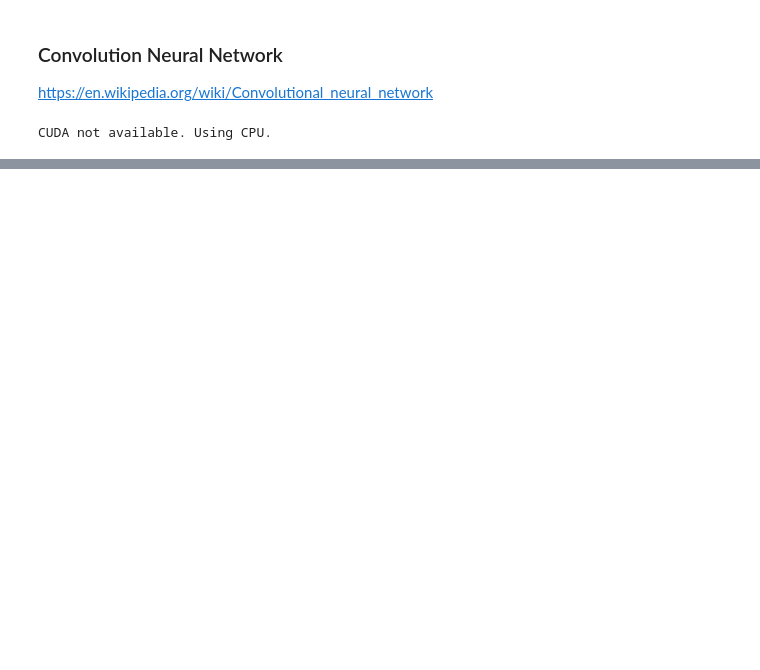
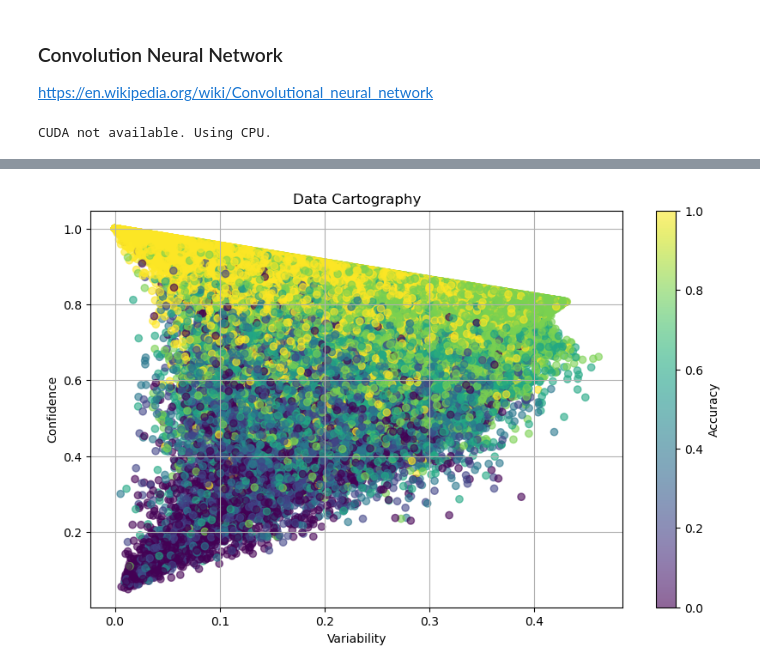
Before and after one commit to TylerDeBruin/ConvolutionNeuralNetwork_Command_Text_Recognition, a Jupyter notebook: speech_commands/CS4964-Final.ipynb, the cells around one changed output, grey strips where cells are left out. Cells and saved outputs as stored; diff of their text form; code cells hidden in the pictures; blank space fills up the shorter version.

```diff
--- a/speech_commands/CS4964-Final.ipynb
+++ b/speech_commands/CS4964-Final.ipynb
@@ -596,20 +564,22 @@ trainingData.collect()[0]
 # %%
-aggregateDataFrame = df.groupBy("File", "Label").agg(
+aggregateDataFrame = trainingData.groupBy("File", "Label").agg(
     avg("Confidence").alias('Confidence'),
     stddev("Confidence").alias("Variability"),
     expr("SUM(CASE WHEN PredictedLabel = Label then 1 ELSE 0 END) / count(Confidence)").alias("Accuracy")
 ).toPandas()
 
 
 plt.figure(figsize=(10, 6))
 scatter = plt.scatter(aggregateDataFrame['Variability'], aggregateDataFrame['Confidence'],
                       c=aggregateDataFrame['Accuracy'], cmap='viridis', alpha=0.6)
 
 plt.colorbar(scatter, label='Accuracy')
 plt.xlabel('Variability')
 plt.ylabel('Confidence')
 plt.title('Data Cartography')
 plt.grid(True)
 plt.show()
+# %% [output]
+[figure, added]
 # %%
 
```
Also changed, not shown: parts of 20 cells of this notebook.
